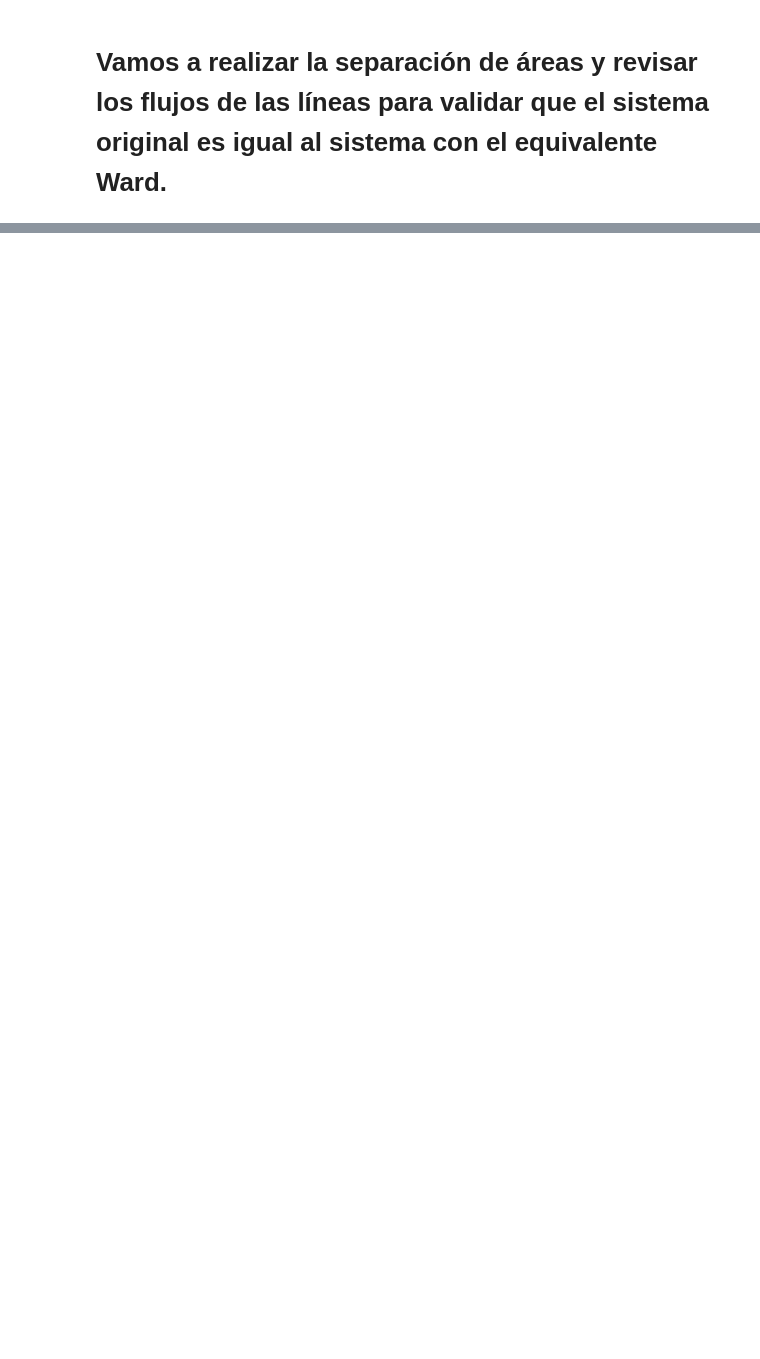
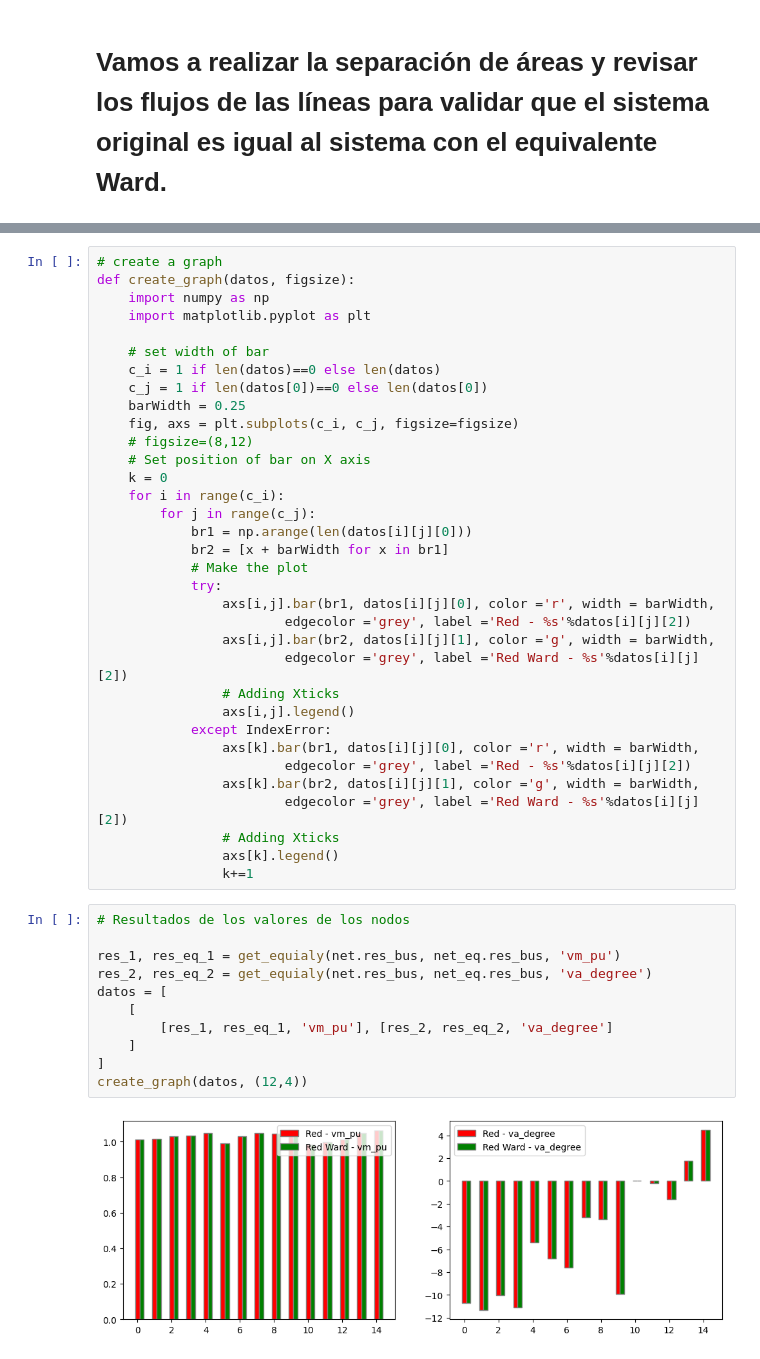
Before and after one commit to nensanc/PowerSystem, a Jupyter notebook: example_sep_3.ipynb, the cells around one changed output, grey strips where cells are left out. Cells and saved outputs as stored; diff of their text form; blank space fills up the shorter version.

Commit message:
Se agrega la parte de Ward

```diff
--- a/example_sep_3.ipynb
+++ b/example_sep_3.ipynb
@@ -163,0 +82,47 @@ display(net.res_gen)
+# %%
+# create a graph
+def create_graph(datos, figsize):
+	import numpy as np
+	import matplotlib.pyplot as plt
+
+	# set width of bar
+	c_i = 1 if len(datos)==0 else len(datos)
+	c_j = 1 if len(datos[0])==0 else len(datos[0])
+	barWidth = 0.25
+	fig, axs = plt.subplots(c_i, c_j, figsize=figsize)
+	# figsize=(8,12)
+	# Set position of bar on X axis
+	k = 0
+	for i in range(c_i):
+		for j in range(c_j):
+			br1 = np.arange(len(datos[i][j][0]))
+			br2 = [x + barWidth for x in br1]
+			# Make the plot
+			try:
+				axs[i,j].bar(br1, datos[i][j][0], color ='r', width = barWidth,
+						edgecolor ='grey', label ='Red - %s'%datos[i][j][2])
+				axs[i,j].bar(br2, datos[i][j][1], color ='g', width = barWidth,
+						edgecolor ='grey', label ='Red Ward - %s'%datos[i][j][2])
+				# Adding Xticks
+				axs[i,j].legend()
+			except IndexError:
+				axs[k].bar(br1, datos[i][j][0], color ='r', width = barWidth,
+						edgecolor ='grey', label ='Red - %s'%datos[i][j][2])
+				axs[k].bar(br2, datos[i][j][1], color ='g', width = barWidth,
+						edgecolor ='grey', label ='Red Ward - %s'%datos[i][j][2])
+				# Adding Xticks
+				axs[k].legend()
+				k+=1
+# %%
+# Resultados de los valores de los nodos
+
+res_1, res_eq_1 = get_equialy(net.res_bus, net_eq.res_bus, 'vm_pu')
+res_2, res_eq_2 = get_equialy(net.res_bus, net_eq.res_bus, 'va_degree')
+datos = [
+    [
+        [res_1, res_eq_1, 'vm_pu'], [res_2, res_eq_2, 'va_degree']
+    ]
+]
+create_graph(datos, (12,4))
+# %% [output]
+[figure, added]
```
Also changed, not shown: parts of 12 cells of this notebook, 2 other files.
